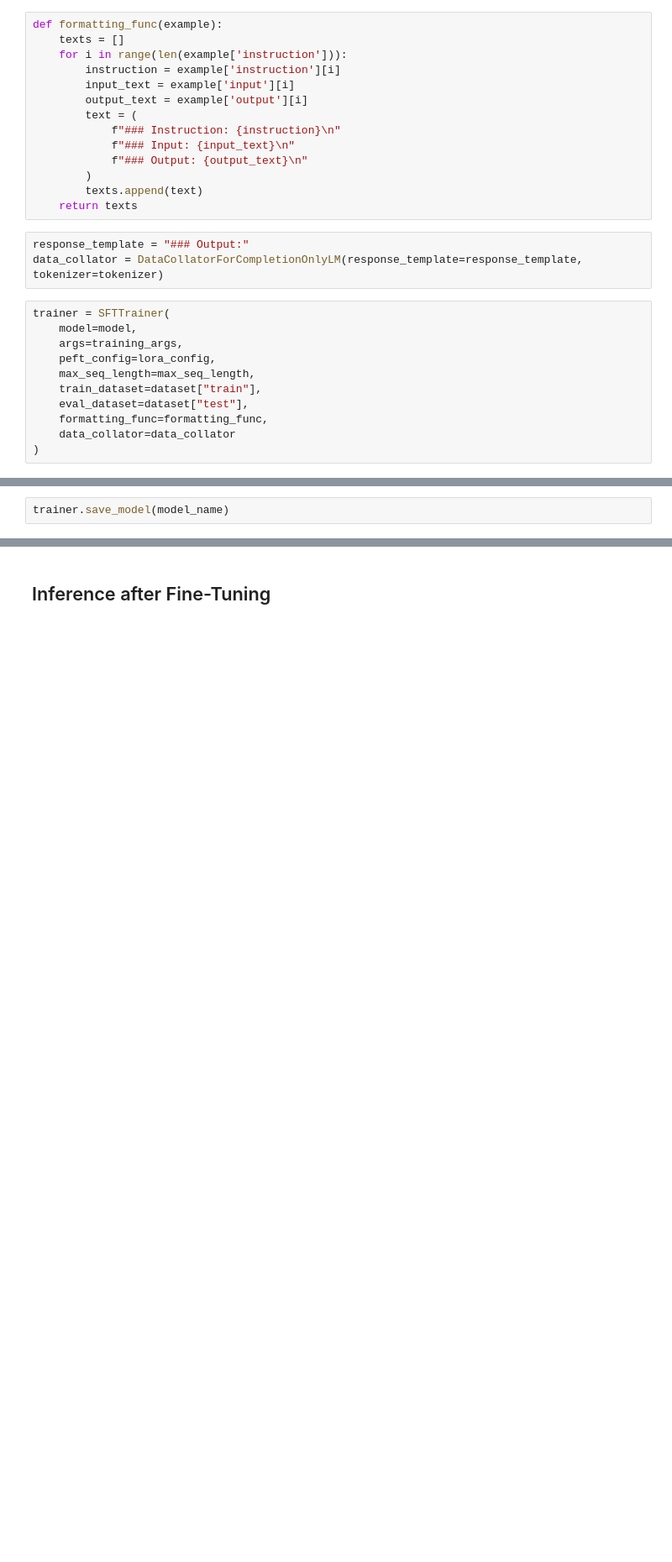
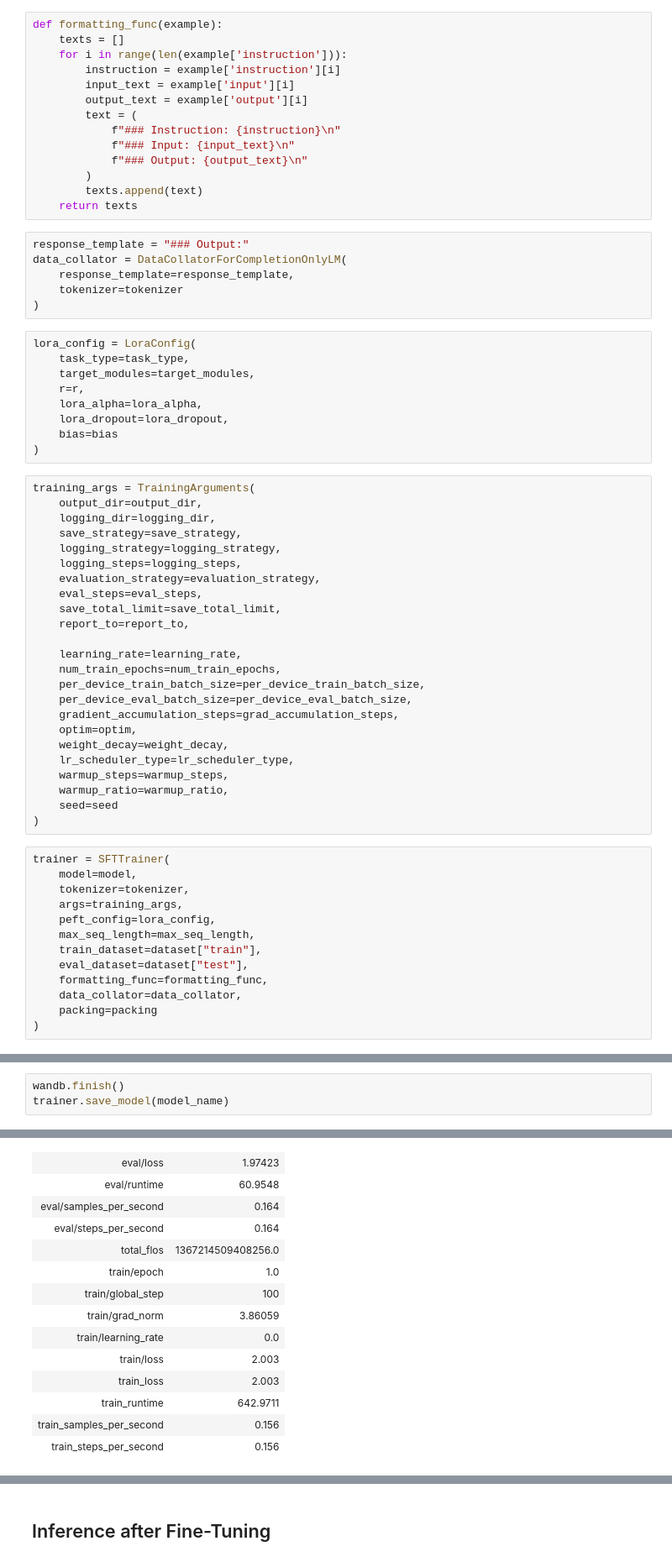
Before and after one commit to PathFinderKR/Waktaverse-LLM, a Jupyter notebook: Fine-Tuning.ipynb, the cells around one changed output, grey strips where cells are left out. Shown: that part at 84% size. Drawn from its saved outputs; the diff is of its cells as text; blank space fills up the shorter version.

```diff
--- a/Fine-Tuning.ipynb
+++ b/Fine-Tuning.ipynb
@@ -266,17 +409,55 @@ def formatting_func(example):
     return texts
 # %%
 response_template = "### Output:"
-data_collator = DataCollatorForCompletionOnlyLM(response_template=response_template, tokenizer=tokenizer)
+data_collator = DataCollatorForCompletionOnlyLM(
+    response_template=response_template,
+    tokenizer=tokenizer
+)
+# %%
+lora_config = LoraConfig(
+    task_type=task_type,
+    target_modules=target_modules,
+    r=r,
+    lora_alpha=lora_alpha,
+    lora_dropout=lora_dropout,
+    bias=bias
+)
+# %%
+training_args = TrainingArguments(
+    output_dir=output_dir,
+    logging_dir=logging_dir,
+    save_strategy=save_strategy,
+    logging_strategy=logging_strategy,
+    logging_steps=logging_steps,
+    evaluation_strategy=evaluation_strategy,
+    eval_steps=eval_steps,
+    save_total_limit=save_total_limit,
+    report_to=report_to,
+
+    learning_rate=learning_rate,
+    num_train_epochs=num_train_epochs,
+    per_device_train_batch_size=per_device_train_batch_size,
+    per_device_eval_batch_size=per_device_eval_batch_size,
+    gradient_accumulation_steps=grad_accumulation_steps,
+    optim=optim,
+    weight_decay=weight_decay,
+    lr_scheduler_type=lr_scheduler_type,
+    warmup_steps=warmup_steps,
+    warmup_ratio=warmup_ratio,
+    seed=seed
+)
 # %%
 trainer = SFTTrainer(
     model=model,
+    tokenizer=tokenizer,
     args=training_args,
     peft_config=lora_config,
     max_seq_length=max_seq_length,
     train_dataset=dataset["train"],
     eval_dataset=dataset["test"],
     formatting_func=formatting_func,
-    data_collator=data_collator
+    data_collator=data_collator,
+    packing=packing
 )
 # %%
 trainer.train()
@@ -283,2 +475,4 @@ trainer.train()
 # %%
+wandb.finish()
 trainer.save_model(model_name)
+# %% [output]
@@ -284,0 +491,14 @@ trainer.save_model(model_name)
+| eval/loss | 1.97423 |
+| eval/runtime | 60.9548 |
+| eval/samples_per_second | 0.164 |
+| eval/steps_per_second | 0.164 |
+| total_flos | 1367214509408256.0 |
+| train/epoch | 1.0 |
+| train/global_step | 100 |
+| train/grad_norm | 3.86059 |
+| train/learning_rate | 0.0 |
+| train/loss | 2.003 |
+| train_loss | 2.003 |
+| train_runtime | 642.9711 |
+| train_samples_per_second | 0.156 |
+| train_steps_per_second | 0.156 |
```
Also changed, not shown: parts of 31 cells of this notebook.
